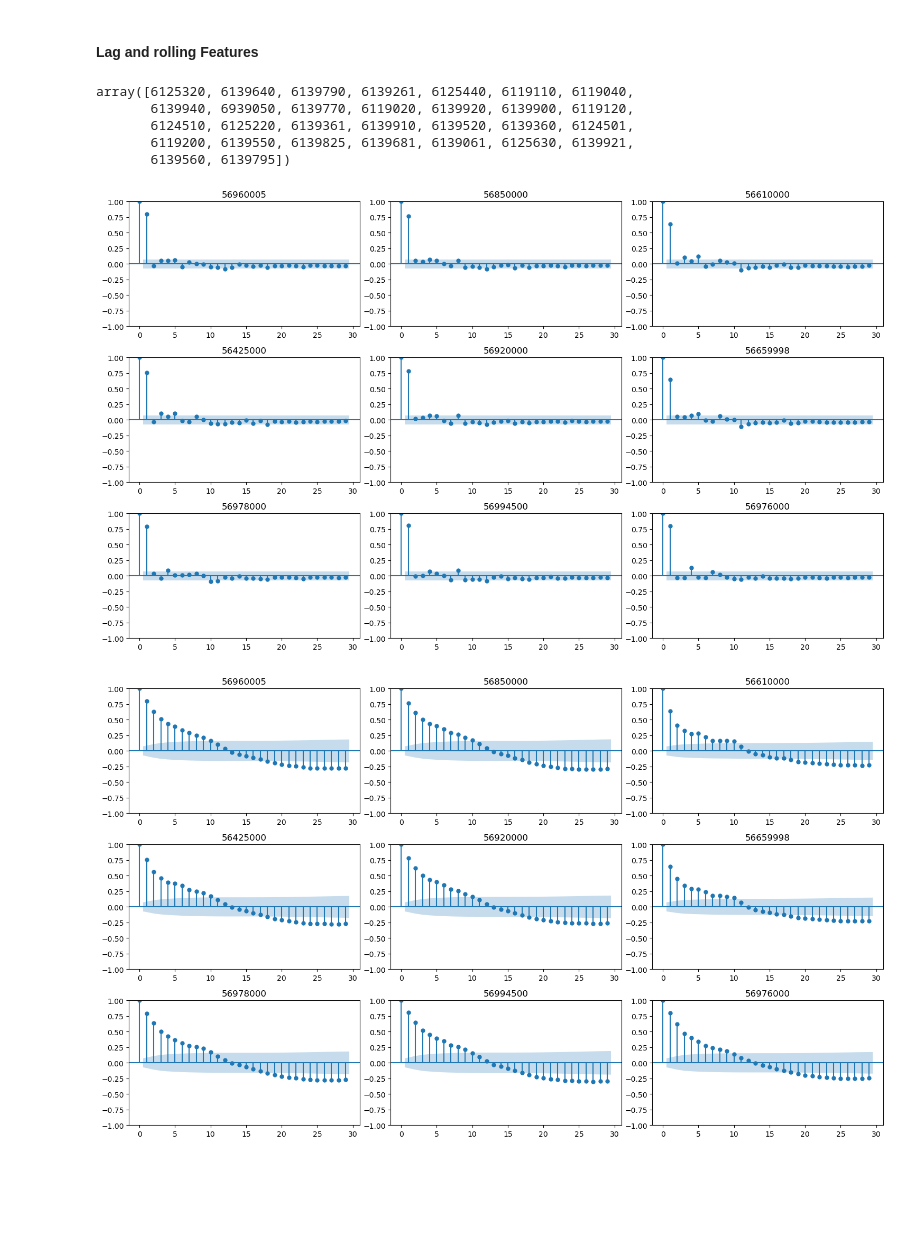
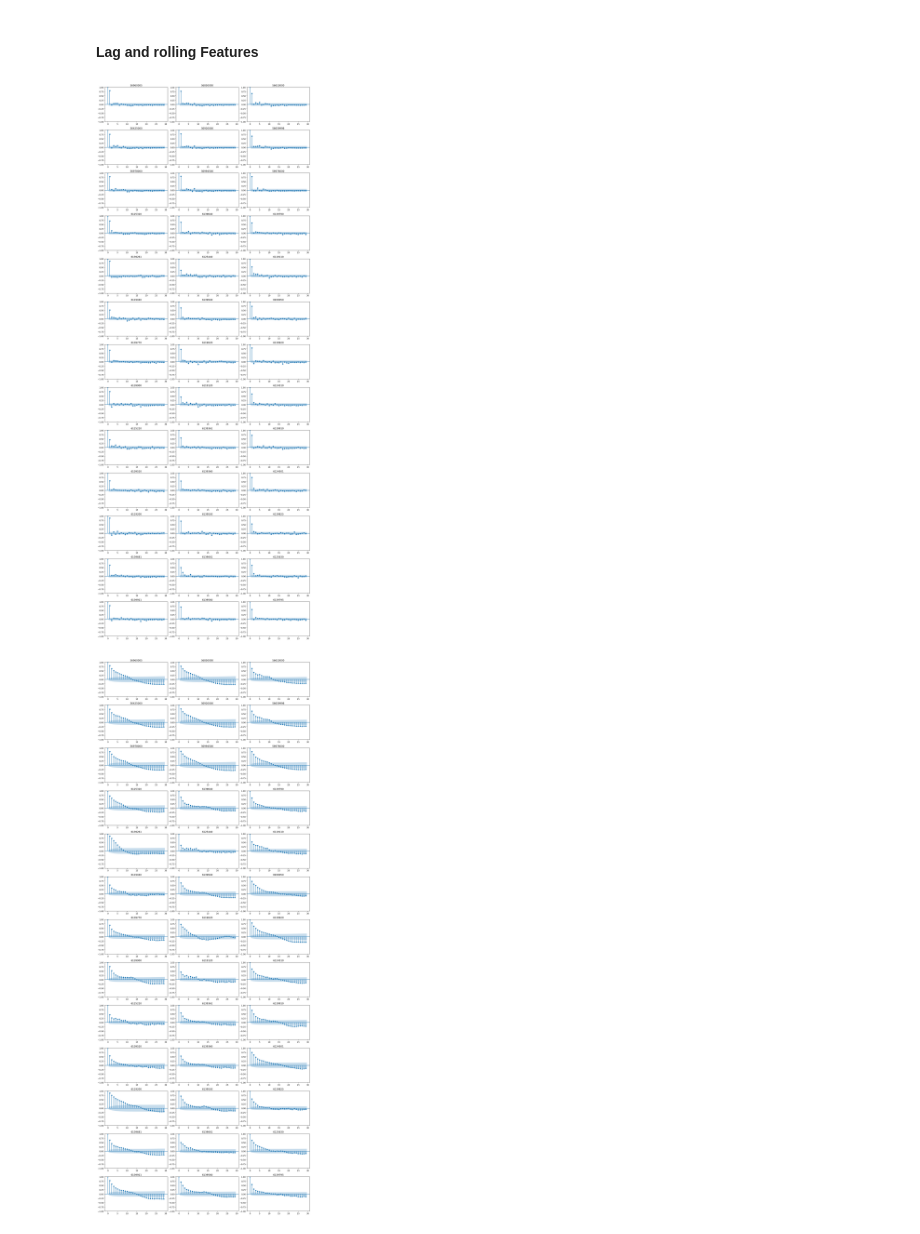
Before and after one commit to Iyeleon/codabench_water_scarcity, a Jupyter notebook: feature_engineering.ipynb, the cells around one changed output. Saved outputs shown, nothing was run; the diff lists cells and outputs as text; code cells hidden in the pictures; blank space fills up the shorter version.

```diff
--- a/feature_engineering.ipynb
+++ b/feature_engineering.ipynb
@@ -292,0 +213,8 @@ df_['tr_france'].select_dtypes('category')
+# %%
+sc = df_train.station_code.unique()[0]
+fig, ax = plt.subplots(figsize = (15, 5))
+ax.plot(df_train[df_train.station_code == sc].discharge)
+ax2 = ax.twinx()
+# ax2.plot(samp[samp.station_code == sc].tp, color = 'r')
+ax2.plot(df_train[df_train.station_code == sc].gaussian_4, color = 'b')
+ax2.plot(df_train[df_train.station_code == sc].gaussian_8, color = 'r');
@@ -295,34 +225,25 @@ df_['tr_france'].select_dtypes('category')
 # %%
 from statsmodels.graphics.tsaplots import plot_pacf, plot_acf
 from statsmodels.tsa.stattools import acf, pacf
-# %%
-df_['tr_france'].station_code.unique()
-# %% [output]
-array([6125320, 6139640, 6139790, 6139261, 6125440, 6119110, 6119040,
-       6139940, 6939050, 6139770, 6119020, 6139920, 6139900, 6119120,
-       6124510, 6125220, 6139361, 6139910, 6139520, 6139360, 6124501,
-       6119200, 6139550, 6139825, 6139681, 6139061, 6125630, 6139921,
-       6139560, 6139795])
 # %%
-samp = sample = df_['tr_brazil']
-fig, ax = plt.subplots(3, 3, figsize = (15, 9))
+fig, ax = plt.subplots(13, 3, figsize = (15, 39))
 ax = ax.flatten()
-for i, sc in enumerate(samp.station_code.unique()):
-    temp = samp[samp.station_code == sc]
+for i, sc in enumerate(df_train.station_code.unique()):
+    temp = df_train[df_train.station_code == sc]
     t_pacf = pacf(temp.discharge)
     plot_pacf(temp.discharge, ax = ax[i])
     ax[i].set_title(sc)
 plt.tight_layout()
 # %% [output]
-[figure, old version]
+[figure, new version]
 # %%
 samp = sample = df_['tr_brazil']
-fig, ax = plt.subplots(3, 3, figsize = (15, 9))
+fig, ax = plt.subplots(13, 3, figsize = (15, 39))
 ax = ax.flatten()
-for i, sc in enumerate(samp.station_code.unique()):
-    temp = samp[samp.station_code == sc]
+for i, sc in enumerate(df_train.station_code.unique()):
+    temp = df_train[df_train.station_code == sc]
     plot_acf(temp.discharge, ax = ax[i])
     ax[i].set_title(sc)
 plt.tight_layout()
 # %% [output]
-[figure, old version]
+[figure, new version]
```
Also changed, not shown: parts of 28 cells of this notebook, 4 other files.
